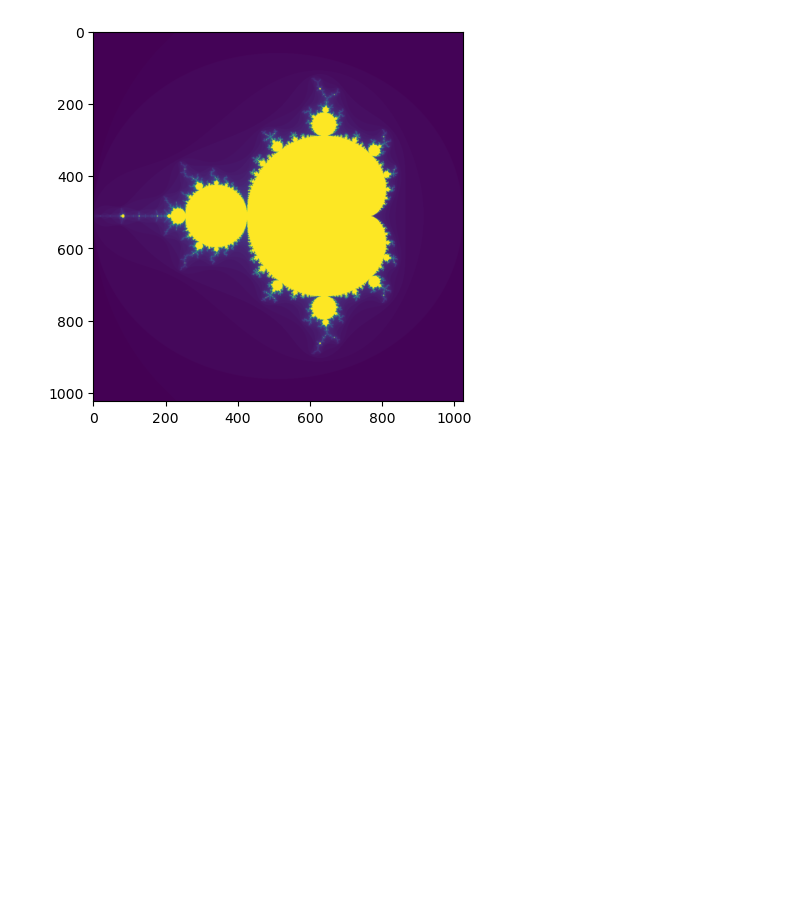
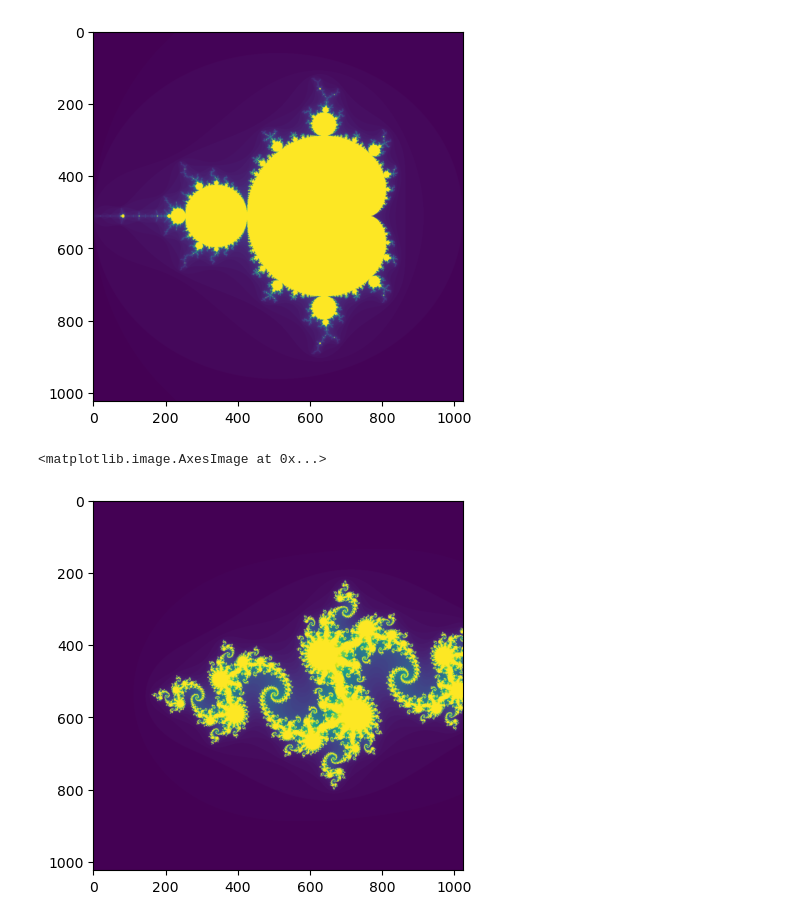
Before and after one commit to tynberry/vvp_projekt, a Jupyter notebook: generace.ipynb, the cells around one changed output. Cells and saved outputs as stored; diff of their text form; code cells hidden in the pictures; blank space fills up the shorter version.

Commit message:
feat: generace julia

```diff
--- a/generace.ipynb
+++ b/generace.ipynb
@@ -12,3 +12,10 @@ plt.imshow(man.reshape((1024,1024)))
 # %% [output]
 <matplotlib.image.AxesImage at 0x...>
 [figure]
+# %%
+#vygeneruj Juliovu množinu
+jul = mb.generace.julia_set(-2, 1.0, -1.5, 1.5, -0.8 + 0.156j, 1024, 100)
+plt.imshow(jul.reshape((1024,1024)))
+# %% [output]
+<matplotlib.image.AxesImage at 0x...>
+[figure, added]
```
Also changed, not shown: parts of 1 cell of this notebook, 1 other file.
